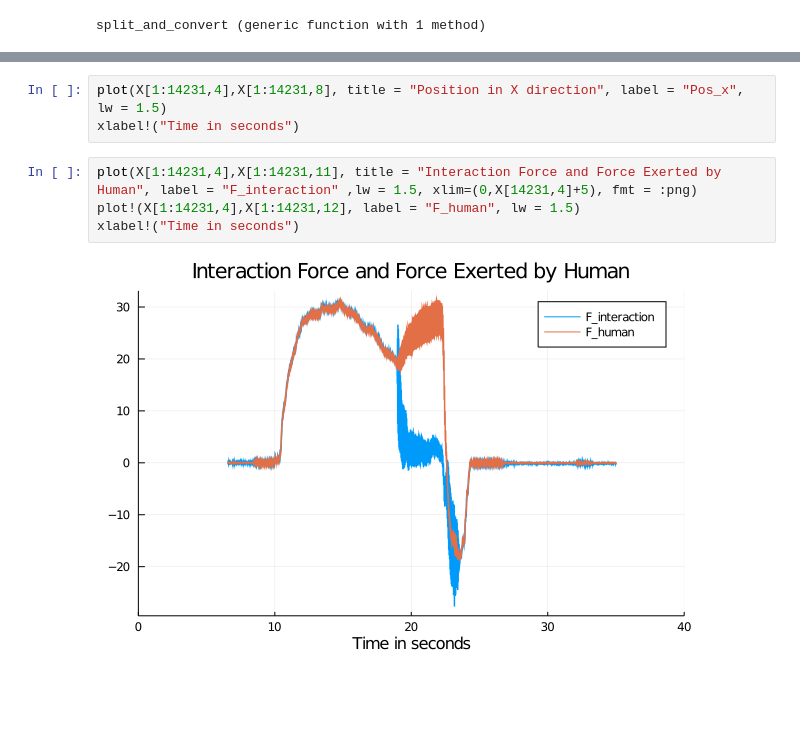
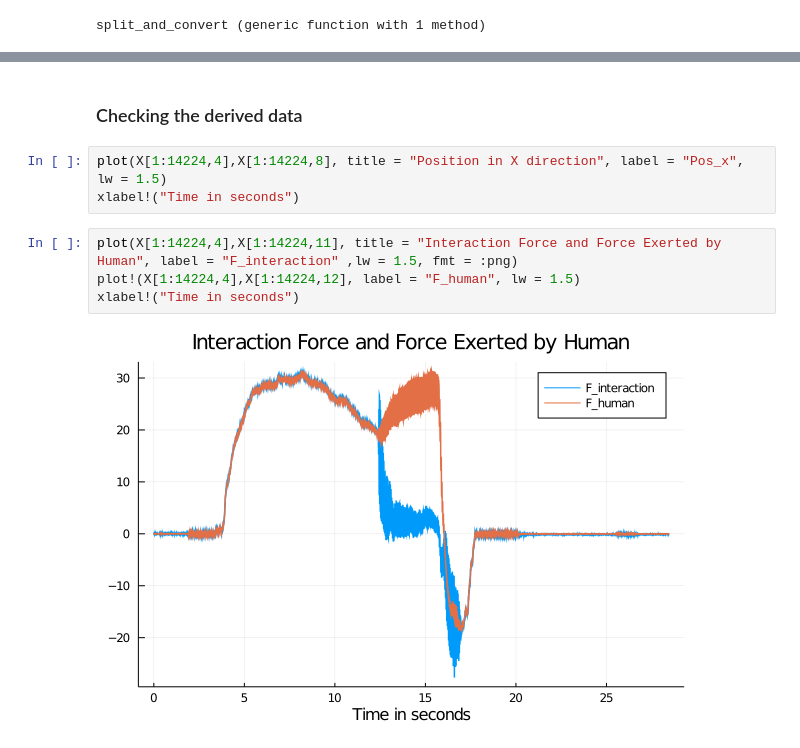
Before and after one commit to berkguler/comp541, a Jupyter notebook: v1.0.ipynb, the cells around one changed output, grey strips where cells are left out. Drawn from its saved outputs; the diff is of its cells as text; blank space fills up the shorter version.

Commit message:
Normalization and trimming of data is ready

```diff
--- a/v1.0.ipynb
+++ b/v1.0.ipynb
@@ -82,12 +110,14 @@ for participant_index in 1:length(dataset_directory)
         seperator = [seperator; trial_size]
     end
 end
+# %% [markdown]
+### Checking the derived data
 # %%
-plot(X[1:14231,4],X[1:14231,8], title = "Position in X direction", label = "Pos_x", lw = 1.5)
+plot(X[1:14224,4],X[1:14224,8], title = "Position in X direction", label = "Pos_x", lw = 1.5)
 xlabel!("Time in seconds")
 # %%
-plot(X[1:14231,4],X[1:14231,11], title = "Interaction Force and Force Exerted by Human", label = "F_interaction" ,lw = 1.5, xlim=(0,X[14231,4]+5), fmt = :png)
-plot!(X[1:14231,4],X[1:14231,12], label = "F_human", lw = 1.5)
+plot(X[1:14224,4],X[1:14224,11], title = "Interaction Force and Force Exerted by Human", label = "F_interaction" ,lw = 1.5, fmt = :png)
+plot!(X[1:14224,4],X[1:14224,12], label = "F_human", lw = 1.5)
 xlabel!("Time in seconds")
 # %% [output]
-[figure, old version]
+[figure, new version]
```
Also changed, not shown: parts of 12 cells of this notebook.
